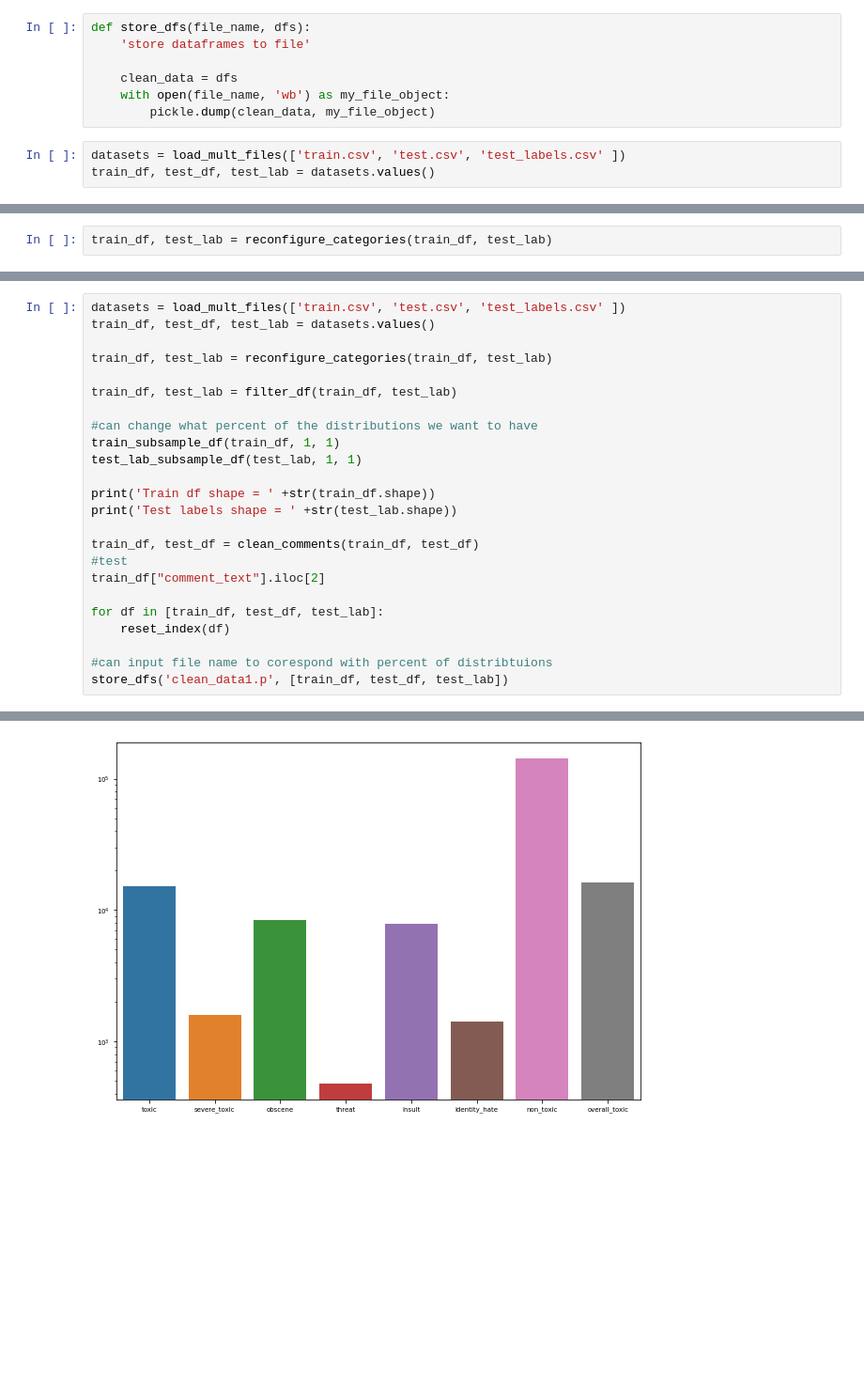
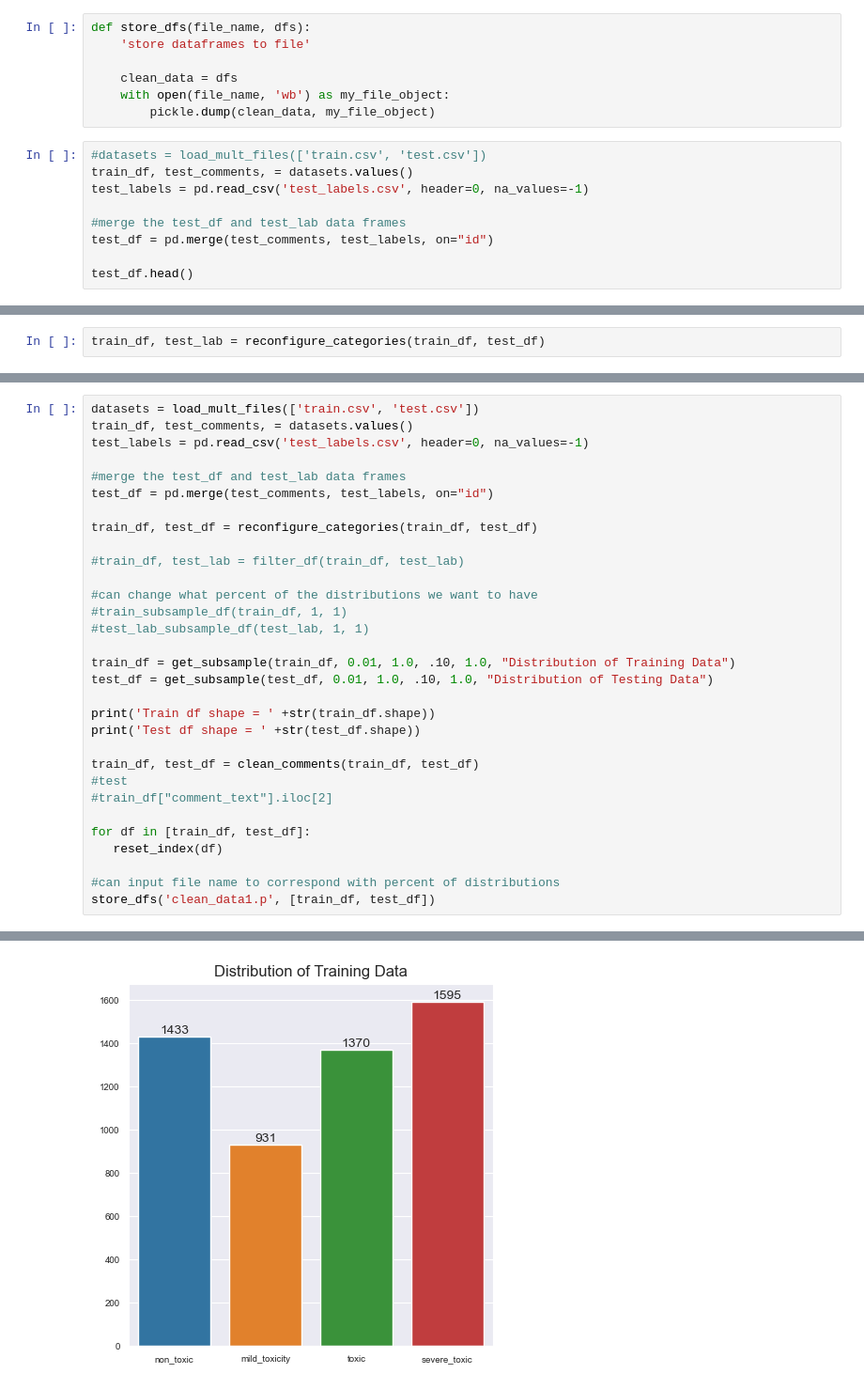
Before and after one commit to jjbocek/ToxicApp, a Jupyter notebook: Toxic_App_Notebook1.ipynb, the cells around one changed output, grey strips where cells are left out. Shown at 94% size. Drawn from its saved outputs; the diff is of its cells as text; blank space fills up the shorter version.

Commit message:
Fixed methods to properly merge datasets, reduce, and clean them.

```diff
--- a/Toxic_App_Notebook1.ipynb
+++ b/Toxic_App_Notebook1.ipynb
@@ -239,6 +316,12 @@ def store_dfs(file_name, dfs):
     clean_data = dfs
     with open(file_name, 'wb') as my_file_object:
         pickle.dump(clean_data, my_file_object)
-# %%
-datasets = load_mult_files(['train.csv', 'test.csv', 'test_labels.csv' ])
-train_df, test_df, test_lab = datasets.values()
+# %%
+#datasets = load_mult_files(['train.csv', 'test.csv'])
+train_df, test_comments, = datasets.values()
+test_labels = pd.read_csv('test_labels.csv', header=0, na_values=-1)
+
+#merge the test_df and test_lab data frames
+test_df = pd.merge(test_comments, test_labels, on="id")
+
+test_df.head()
@@ -245,3 +335,3 @@ train_df, test_df, test_lab = datasets.values()
 # %%
-train_df, test_lab = reconfigure_categories(train_df, test_lab)
+train_df, test_lab = reconfigure_categories(train_df, test_df)
 # %% [output]
@@ -250,25 +357,32 @@ train_df, test_lab = reconfigure_categories(train_df, test_lab)
 # %%
-datasets = load_mult_files(['train.csv', 'test.csv', 'test_labels.csv' ])
-train_df, test_df, test_lab = datasets.values()
+datasets = load_mult_files(['train.csv', 'test.csv'])
+train_df, test_comments, = datasets.values()
+test_labels = pd.read_csv('test_labels.csv', header=0, na_values=-1)
 
-train_df, test_lab = reconfigure_categories(train_df, test_lab)
+#merge the test_df and test_lab data frames
+test_df = pd.merge(test_comments, test_labels, on="id")
 
-train_df, test_lab = filter_df(train_df, test_lab)
+train_df, test_df = reconfigure_categories(train_df, test_df)
+
+#train_df, test_lab = filter_df(train_df, test_lab)
 
 #can change what percent of the distributions we want to have
-train_subsample_df(train_df, 1, 1)
-test_lab_subsample_df(test_lab, 1, 1)
+#train_subsample_df(train_df, 1, 1)
+#test_lab_subsample_df(test_lab, 1, 1)
+
+train_df = get_subsample(train_df, 0.01, 1.0, .10, 1.0, "Distribution of Training Data")
+test_df = get_subsample(test_df, 0.01, 1.0, .10, 1.0, "Distribution of Testing Data")
 
 print('Train df shape = ' +str(train_df.shape))
-print('Test labels shape = ' +str(test_lab.shape))
+print('Test df shape = ' +str(test_df.shape))
 
 train_df, test_df = clean_comments(train_df, test_df)
 #test
-train_df["comment_text"].iloc[2]
+#train_df["comment_text"].iloc[2]
 
-for df in [train_df, test_df, test_lab]:
-    reset_index(df)
+for df in [train_df, test_df]:
+   reset_index(df)
 
-#can input file name to corespond with percent of distribtuions
-store_dfs('clean_data1.p', [train_df, test_df, test_lab])
+#can input file name to correspond with percent of distributions
+store_dfs('clean_data1.p', [train_df, test_df])
 # %% [output]
@@ -282 +420 @@ See the caveats in the documentation: https://pandas.pydata.org/pandas-docs/stab
-[figure, old version]
+[figure, new version]
```
Also changed, not shown: parts of 12 cells of this notebook, 1 other file.
